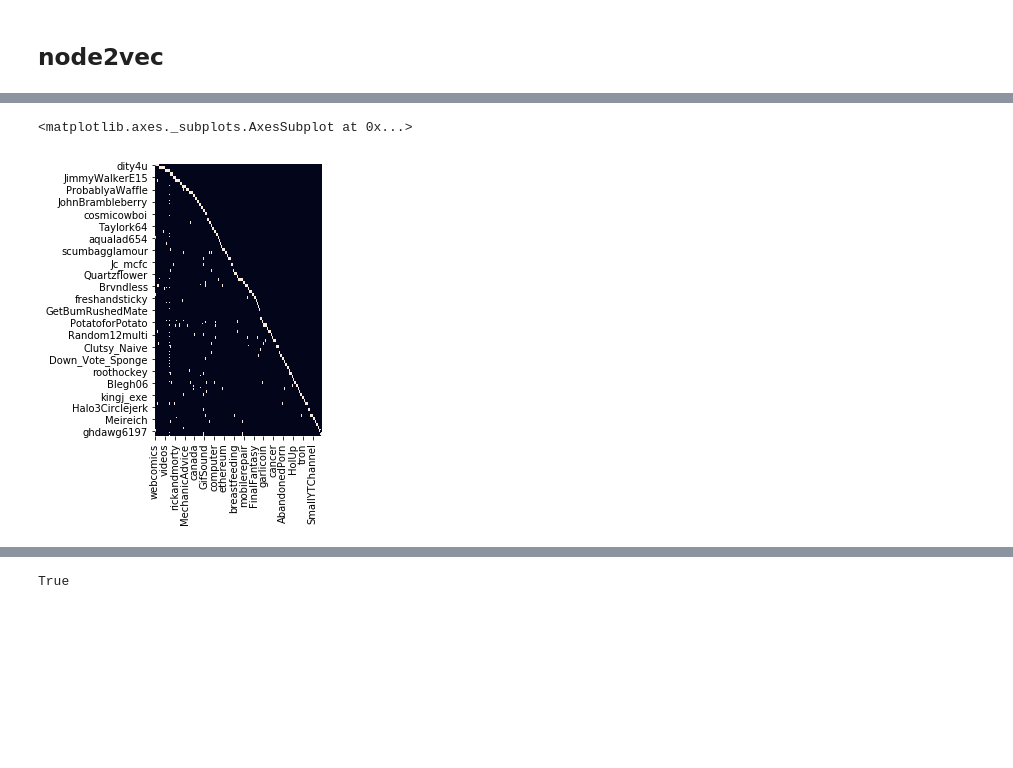
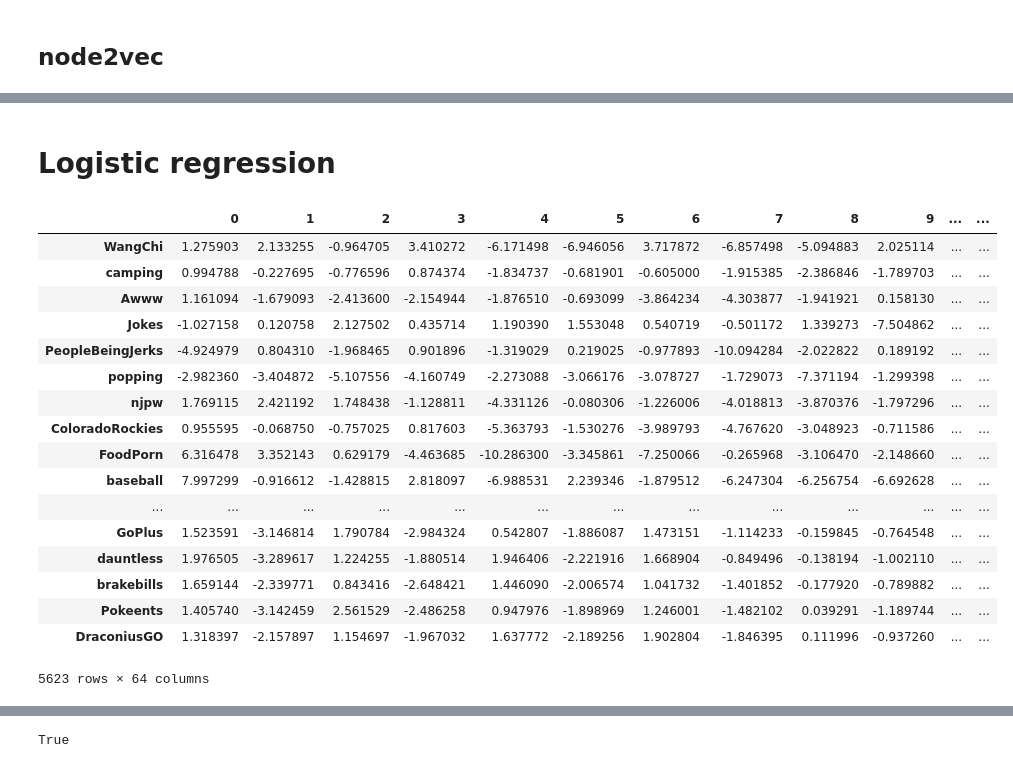
Before and after one commit to clarezhu/cs221-pizza, a Jupyter notebook: link_prediction_node2vec.ipynb, the cells around one changed output, grey strips where cells are left out. Cells and saved outputs as stored; diff of their text form; code cells hidden in the pictures; blank space fills up the shorter version.

```diff
--- a/link_prediction_node2vec.ipynb
+++ b/link_prediction_node2vec.ipynb
@@ -232,6 +189,0 @@ sns.heatmap(adj_features)
-# %%
-plt.figure(figsize=(3, 5))
-sns.heatmap(adj_features.loc[requesters][subreddits].dropna(axis=0), cbar=False)
-# %% [output]
-<matplotlib.axes._subplots.AxesSubplot at 0x...>
-[figure, removed]
@@ -248,0 +190,25 @@ y_dev = dat['received_pizza']
+# %% [markdown]
+# Logistic regression
+# %%
+features = pd.DataFrame(all_nodes, index=G.nodes())
+# %%
+features
+# %% [output]
+|  | 0 | 1 | 2 | 3 | 4 | 5 | 6 | 7 | 8 | 9 | ... | ... |
+| WangChi | 1.275903 | 2.133255 | -0.964705 | 3.410272 | -6.171498 | -6.946056 | 3.717872 | -6.857498 | -5.094883 | 2.025114 | ... | ... |
+| camping | 0.994788 | -0.227695 | -0.776596 | 0.874374 | -1.834737 | -0.681901 | -0.605000 | -1.915385 | -2.386846 | -1.789703 | ... | ... |
+| Awww | 1.161094 | -1.679093 | -2.413600 | -2.154944 | -1.876510 | -0.693099 | -3.864234 | -4.303877 | -1.941921 | 0.158130 | ... | ... |
+| Jokes | -1.027158 | 0.120758 | 2.127502 | 0.435714 | 1.190390 | 1.553048 | 0.540719 | -0.501172 | 1.339273 | -7.504862 | ... | ... |
+| PeopleBeingJerks | -4.924979 | 0.804310 | -1.968465 | 0.901896 | -1.319029 | 0.219025 | -0.977893 | -10.094284 | -2.022822 | 0.189192 | ... | ... |
+| popping | -2.982360 | -3.404872 | -5.107556 | -4.160749 | -2.273088 | -3.066176 | -3.078727 | -1.729073 | -7.371194 | -1.299398 | ... | ... |
+| njpw | 1.769115 | 2.421192 | 1.748438 | -1.128811 | -4.331126 | -0.080306 | -1.226006 | -4.018813 | -3.870376 | -1.797296 | ... | ... |
+| ColoradoRockies | 0.955595 | -0.068750 | -0.757025 | 0.817603 | -5.363793 | -1.530276 | -3.989793 | -4.767620 | -3.048923 | -0.711586 | ... | ... |
+| FoodPorn | 6.316478 | 3.352143 | 0.629179 | -4.463685 | -10.286300 | -3.345861 | -7.250066 | -0.265968 | -3.106470 | -2.148660 | ... | ... |
+| baseball | 7.997299 | -0.916612 | -1.428815 | 2.818097 | -6.988531 | 2.239346 | -1.879512 | -6.247304 | -6.256754 | -6.692628 | ... | ... |
+| ... | ... | ... | ... | ... | ... | ... | ... | ... | ... | ... | ... | ... |
+| GoPlus | 1.523591 | -3.146814 | 1.790784 | -2.984324 | 0.542807 | -1.886087 | 1.473151 | -1.114233 | -0.159845 | -0.764548 | ... | ... |
+| dauntless | 1.976505 | -3.289617 | 1.224255 | -1.880514 | 1.946406 | -2.221916 | 1.668904 | -0.849496 | -0.138194 | -1.002110 | ... | ... |
+| brakebills | 1.659144 | -2.339771 | 0.843416 | -2.648421 | 1.446090 | -2.006574 | 1.041732 | -1.401852 | -0.177920 | -0.789882 | ... | ... |
+| Pokeents | 1.405740 | -3.142459 | 2.561529 | -2.486258 | 0.947976 | -1.898969 | 1.246001 | -1.482102 | 0.039291 | -1.189744 | ... | ... |
+| DraconiusGO | 1.318397 | -2.157897 | 1.154697 | -1.967032 | 1.637772 | -2.189256 | 1.902804 | -1.846395 | 0.111996 | -0.937260 | ... | ... |
+5623 rows × 64 columns
```
Also changed, not shown: parts of 49 cells of this notebook, 1 other file.
